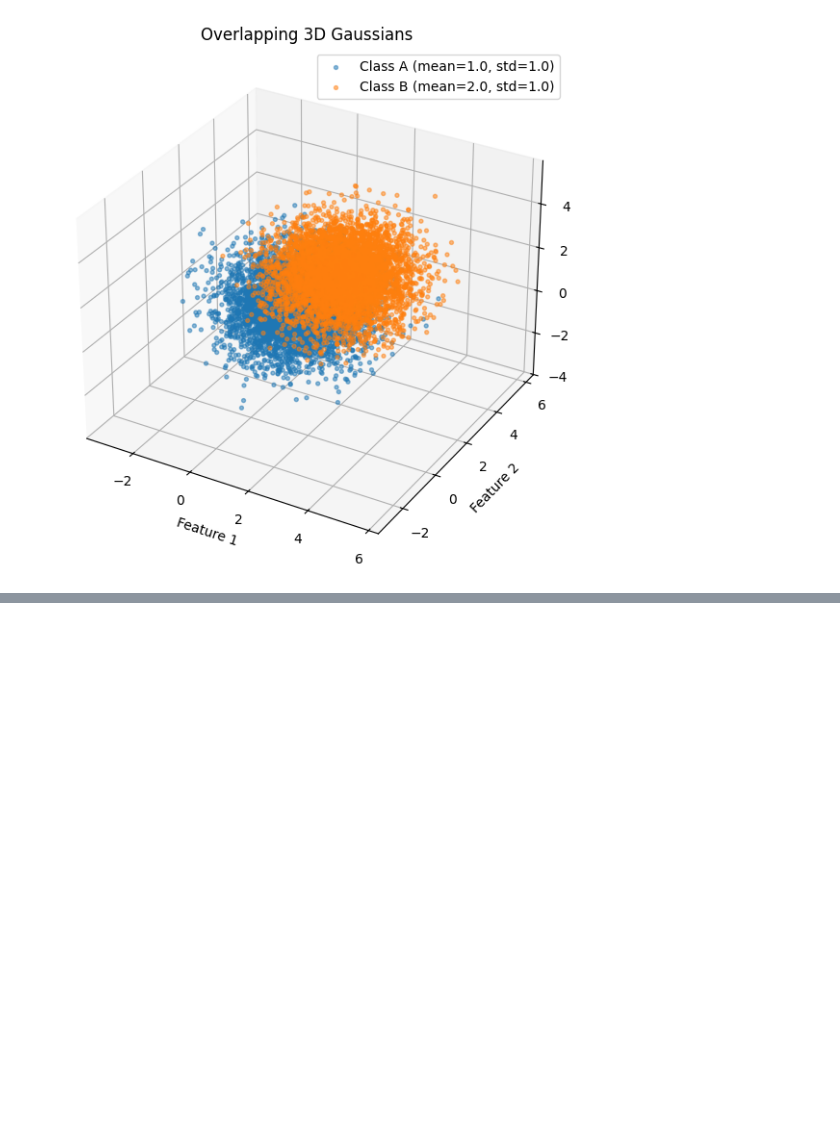
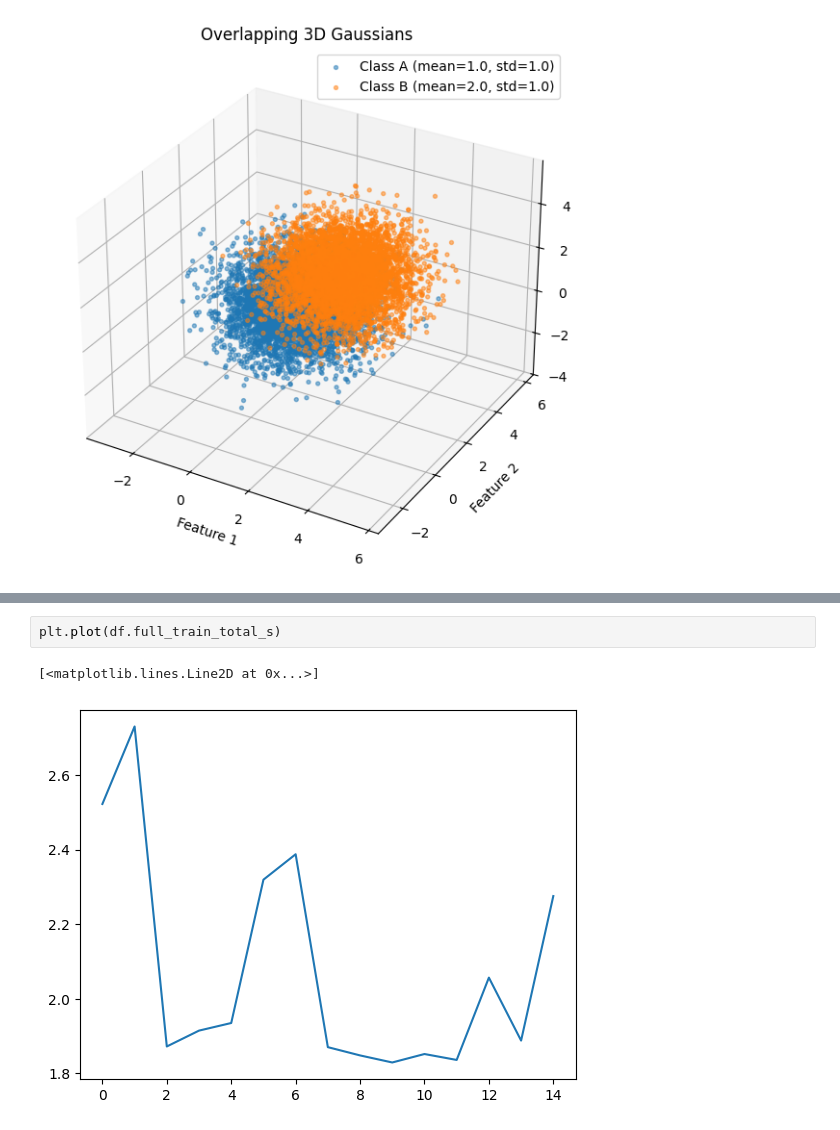
Before and after one commit to jonathankabala/xgboost_benchmark, a Jupyter notebook: src/misc.ipynb, the cells around one changed output, grey strips where cells are left out. Cells and saved outputs as stored; diff of their text form; blank space fills up the shorter version.

```diff
--- a/src/misc.ipynb
+++ b/src/misc.ipynb
@@ -226,0 +136,5 @@ plt.show()
+# %%
+plt.plot(df.full_train_total_s)
+# %% [output]
+[<matplotlib.lines.Line2D at 0x...>]
+[figure, added]
```
Also changed, not shown: parts of 5 cells of this notebook, 2 other files.
